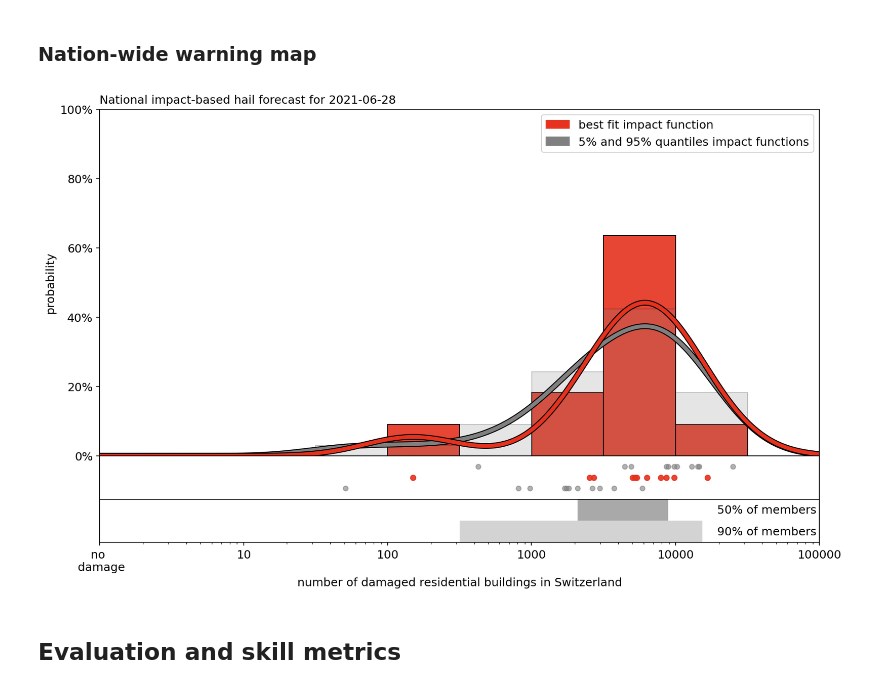
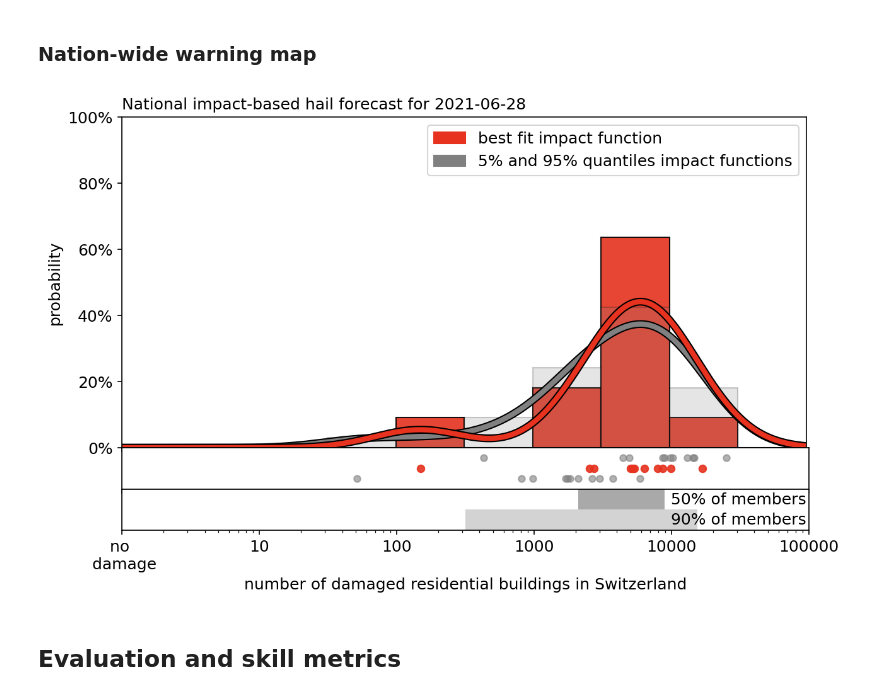
Before and after one commit to ValentinGebhart/impact_based_hail_forecasts_paper, a Jupyter notebook: impact_based_forecasts.ipynb, the cells around one changed output. Cells and saved outputs as stored; diff of their text form; code cells hidden in the pictures.

```diff
--- a/impact_based_forecasts.ipynb
+++ b/impact_based_forecasts.ipynb
@@ -160,10 +163,10 @@ fig = u_plot.plot_cantonal_imp(imp_cal_flex, exp_n_build, dt_day, dt_init, cmap,
 # %% [markdown]
 ### Nation-wide warning map
-# %%
-fig = u_plot.plot_imp_hist(imp_cal_flex, imp_cal_flex_Q05, imp_cal_flex_Q95, dt_day, dt_init, data_source=f'National impact-based hail forecast for {example_date}', show_init_valid=False)
-# fig.savefig(f"{dir_plots}/country_damage_forecast_{model}_date{example_date}.png", bbox_inches='tight')
-# %% [output]
-[figure, removed]
+# %%
+fig = u_plot.plot_imp_hist(imp_cal_flex, imp_cal_flex_Q05, imp_cal_flex_Q95, dt_day, dt_init, data_source=f'National impact-based hail forecast for {example_date}', show_init_valid=False, figsize_scale=0.7)
+# fig.savefig(f"{dir_plots}/country_damage_forecast_{model}_date{example_date}.png", bbox_inches='tight')
+# %% [output]
+[figure, added]
 # %% [markdown]
 ## Evaluation and skill metrics
 # %% [markdown]
```
Also changed, not shown: parts of 5 cells of this notebook, 4 other files.
